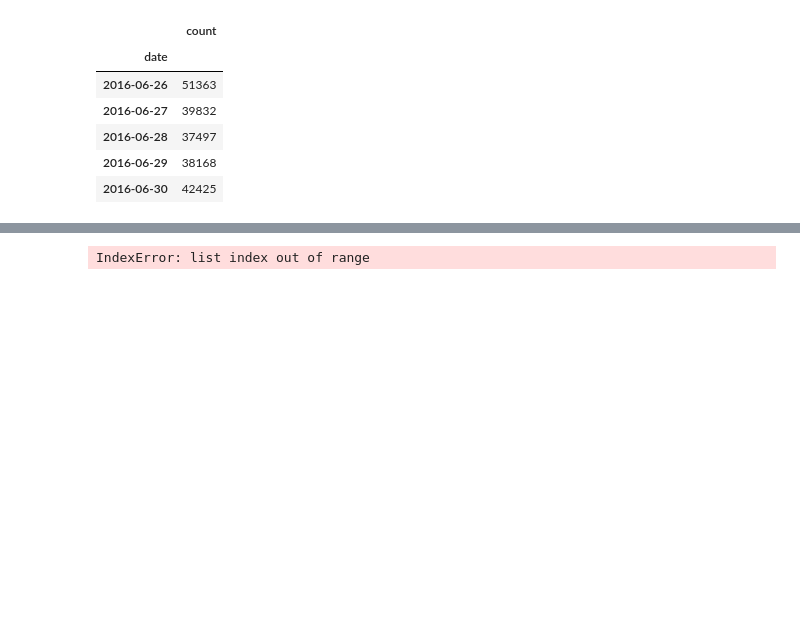
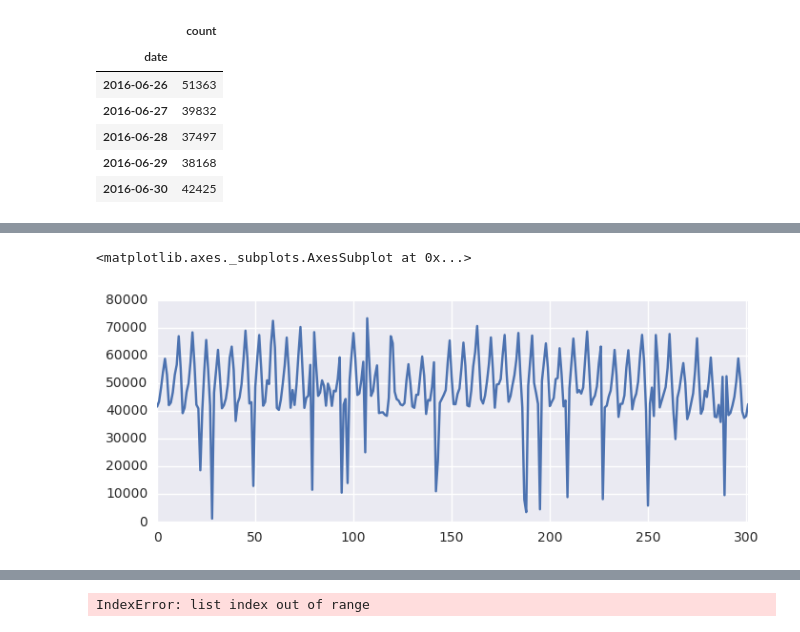
Before and after one commit to MiyainNYC/PySpark-Data-Challenge, a Jupyter notebook: Volume_VIZ.ipynb, the cells around one changed output, grey strips where cells are left out. Drawn from its saved outputs; the diff is of its cells as text; code cells hidden in the pictures; blank space fills up the shorter version.

```diff
--- a/Volume_VIZ.ipynb
+++ b/Volume_VIZ.ipynb
@@ -137,2 +128,0 @@ len(daily_ride_2016)
-# %%
-daily_ride_2016.index = pd.DatetimeIndex(daily_ride_2016.index)
@@ -159,0 +129,2 @@ daily_ride_2016
+# %%
+daily_ride_2016['year_month'] = list(map(lambda x:str(x.year)+str(x.month),daily_ride_2016['date']))
@@ -159,0 +146,5 @@ daily_ride_2016
+# %%
+daily_ride_2016['count'].plot(figsize = (8,3))
+# %% [output]
+<matplotlib.axes._subplots.AxesSubplot at 0x...>
+[figure, added]
```
Also changed, not shown: parts of 11 cells of this notebook.
